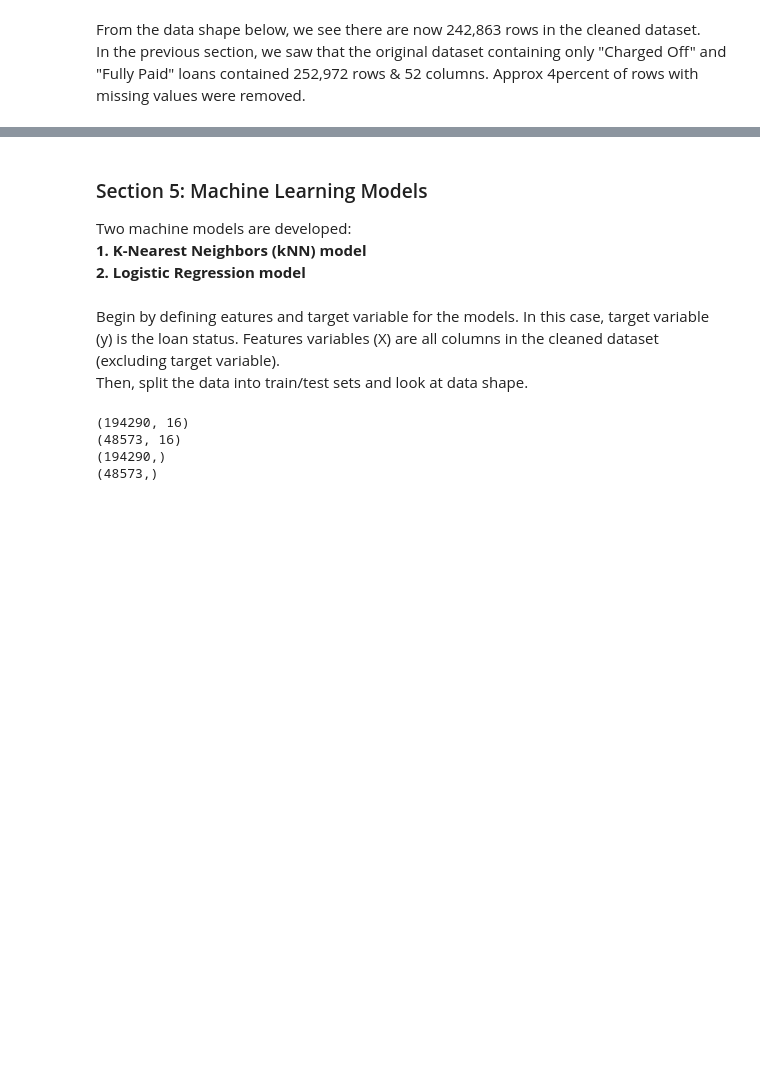
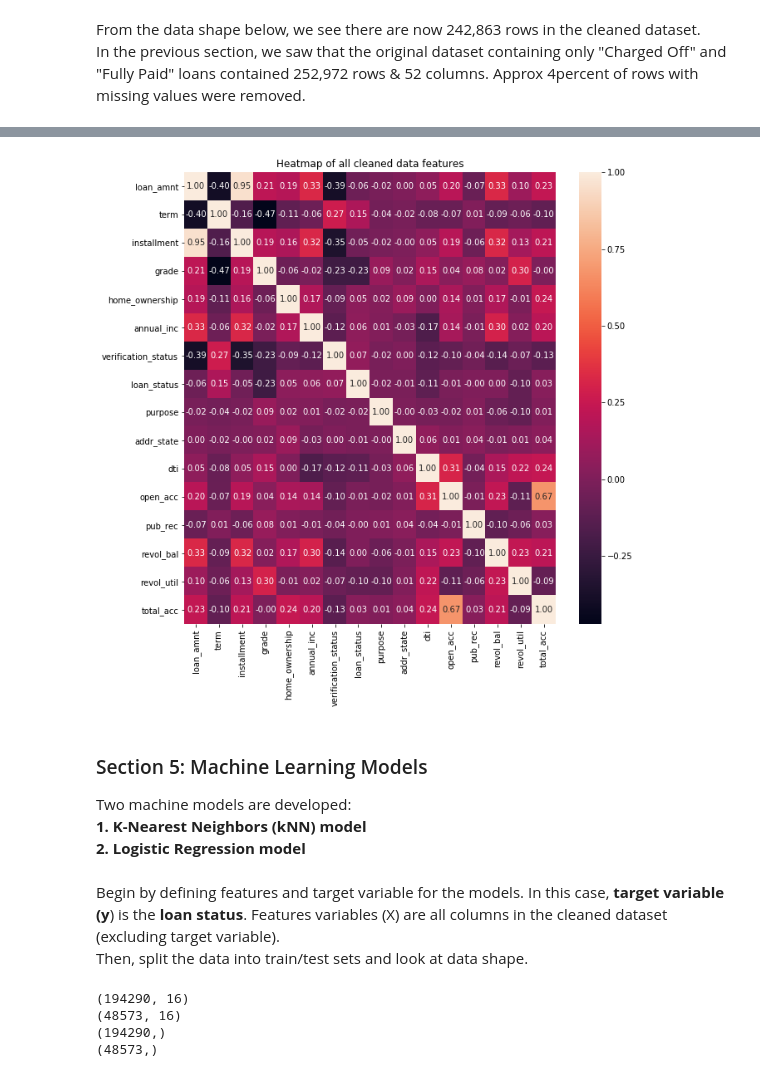
Before and after one commit to manieshablakey/loan-assessment-model, a Jupyter notebook: loan-credit.ipynb, the cells around one changed output, grey strips where cells are left out. Cells and saved outputs as stored; diff of their text form; code cells hidden in the pictures; blank space fills up the shorter version.

Commit message:
Added heatmap, confusion matrix and tidied code

```diff
--- a/loan-credit.ipynb
+++ b/loan-credit.ipynb
@@ -909,3 +915,10 @@ The data shape of the cleaned dataset is: (242863, 17).
+# %%
+plt.figure(figsize=(10, 10))
+sns.heatmap(updated_loans.corr(), annot=True, fmt=".2f")
+plt.title("Heatmap of all cleaned data features");
+plt.show()
+# %% [output]
+[figure, added]
 # %%
 updated_loans.to_csv("data/cleaned_loan_data.csv",index=False)
 # %% [markdown]
@@ -915,7 +928,7 @@ Two machine models are developed:<br>
 **1. K-Nearest Neighbors (kNN) model**<br>
 **2. Logistic Regression model**
 # %% [markdown]
-Begin by defining eatures and target variable for the models. In this case, target variable (y) is the loan status. Features variables (X) are all columns in the cleaned dataset (excluding target variable).<br>
+Begin by defining features and target variable for the models. In this case, **target variable (y**) is the **loan status**. Features variables (X) are all columns in the cleaned dataset (excluding target variable).<br>
 Then, split the data into train/test sets and look at data shape.
 # %%
 cleaned_data = pd.read_csv("data/cleaned_loan_data.csv")
```
Also changed, not shown: parts of 20 cells of this notebook.
